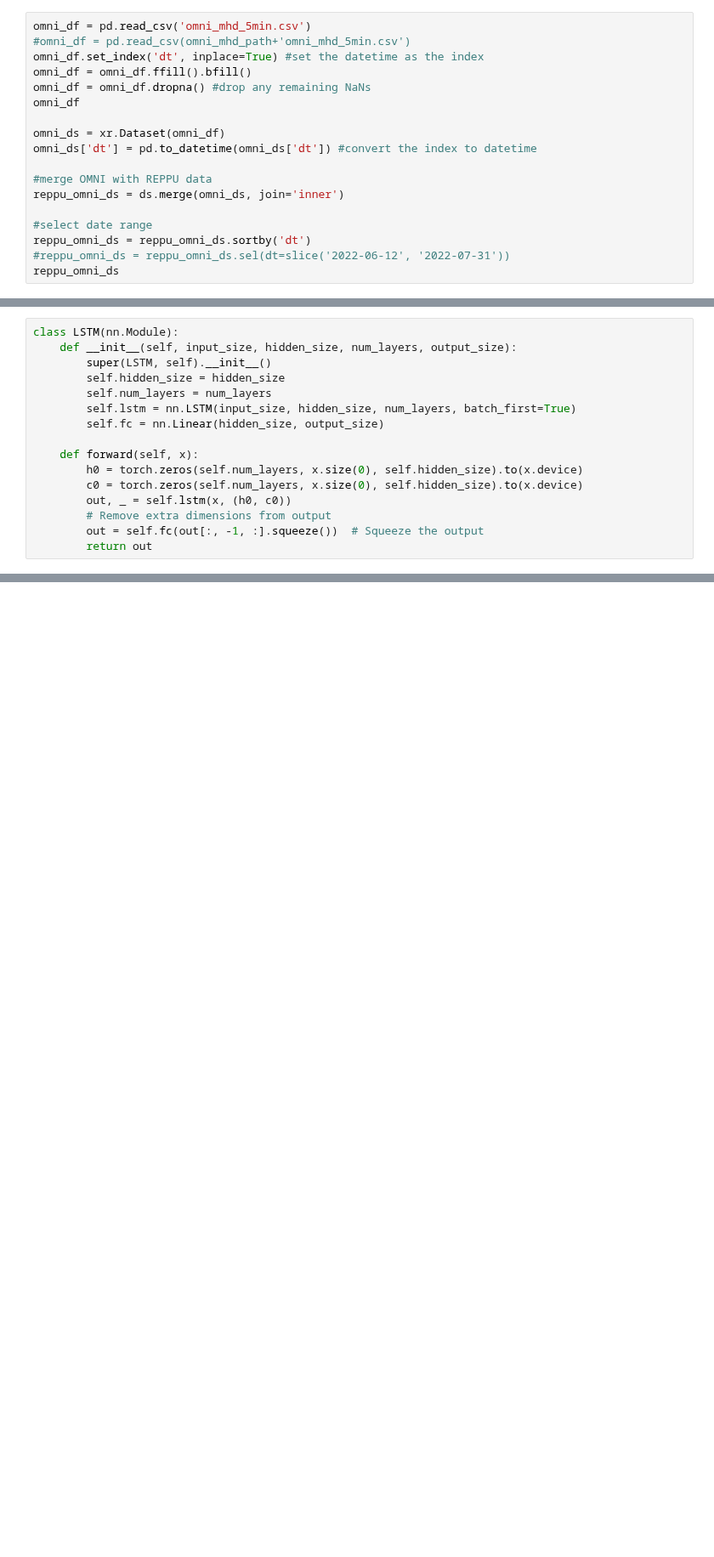
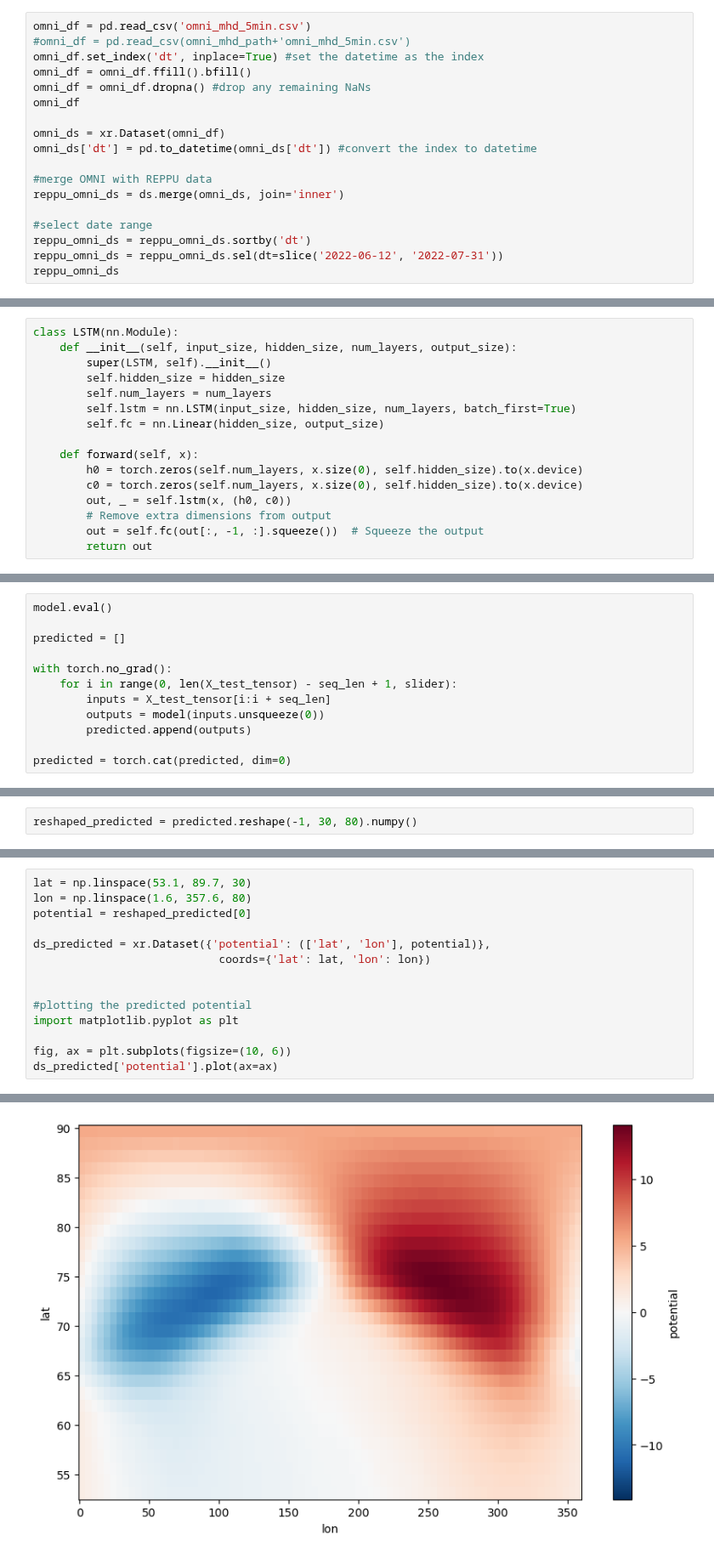
Before and after one commit to reddy-sachin/REPPU-ESN2, a Jupyter notebook: LSTM/smrai_lstm.ipynb, the cells around one changed output, grey strips where cells are left out. Shown at 85% size. Cells and saved outputs as stored; diff of their text form; blank space fills up the shorter version.

```diff
--- a/LSTM/smrai_lstm.ipynb
+++ b/LSTM/smrai_lstm.ipynb
@@ -64,5 +75,5 @@ reppu_omni_ds = ds.merge(omni_ds, join='inner')
 
 #select date range
 reppu_omni_ds = reppu_omni_ds.sortby('dt')
-#reppu_omni_ds = reppu_omni_ds.sel(dt=slice('2022-06-12', '2022-07-31'))
+reppu_omni_ds = reppu_omni_ds.sel(dt=slice('2022-06-12', '2022-07-31'))
 reppu_omni_ds
@@ -157,0 +234,12 @@ with torch.no_grad():
+# %%
+model.eval()
+
+predicted = []
+
+with torch.no_grad():
+    for i in range(0, len(X_test_tensor) - seq_len + 1, slider):
+        inputs = X_test_tensor[i:i + seq_len]
+        outputs = model(inputs.unsqueeze(0))
+        predicted.append(outputs)
+
+predicted = torch.cat(predicted, dim=0)
@@ -157,0 +250,2 @@ with torch.no_grad():
+# %%
+reshaped_predicted = predicted.reshape(-1, 30, 80).numpy()
@@ -157,0 +269,15 @@ with torch.no_grad():
+# %%
+lat = np.linspace(53.1, 89.7, 30)
+lon = np.linspace(1.6, 357.6, 80)
+potential = reshaped_predicted[0]
+
+ds_predicted = xr.Dataset({'potential': (['lat', 'lon'], potential)},
+                            coords={'lat': lat, 'lon': lon})
+
+
+#plotting the predicted potential
+import matplotlib.pyplot as plt
+
+fig, ax = plt.subplots(figsize=(10, 6))
+ds_predicted['potential'].plot(ax=ax)
+# %% [output]
@@ -157,0 +285 @@ with torch.no_grad():
+[figure, added]
```
Also changed, not shown: parts of 13 cells of this notebook, 1 other file.
